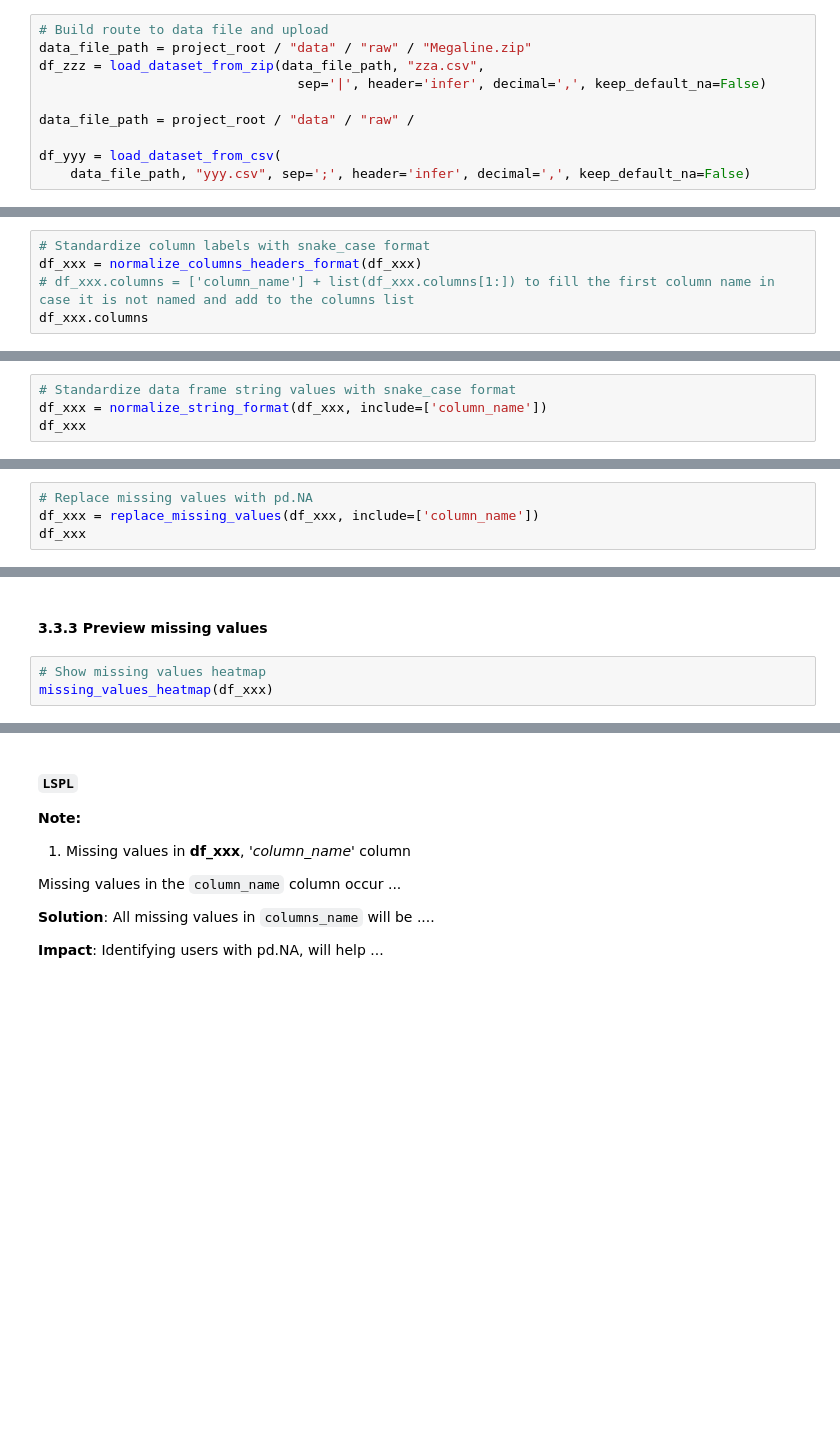
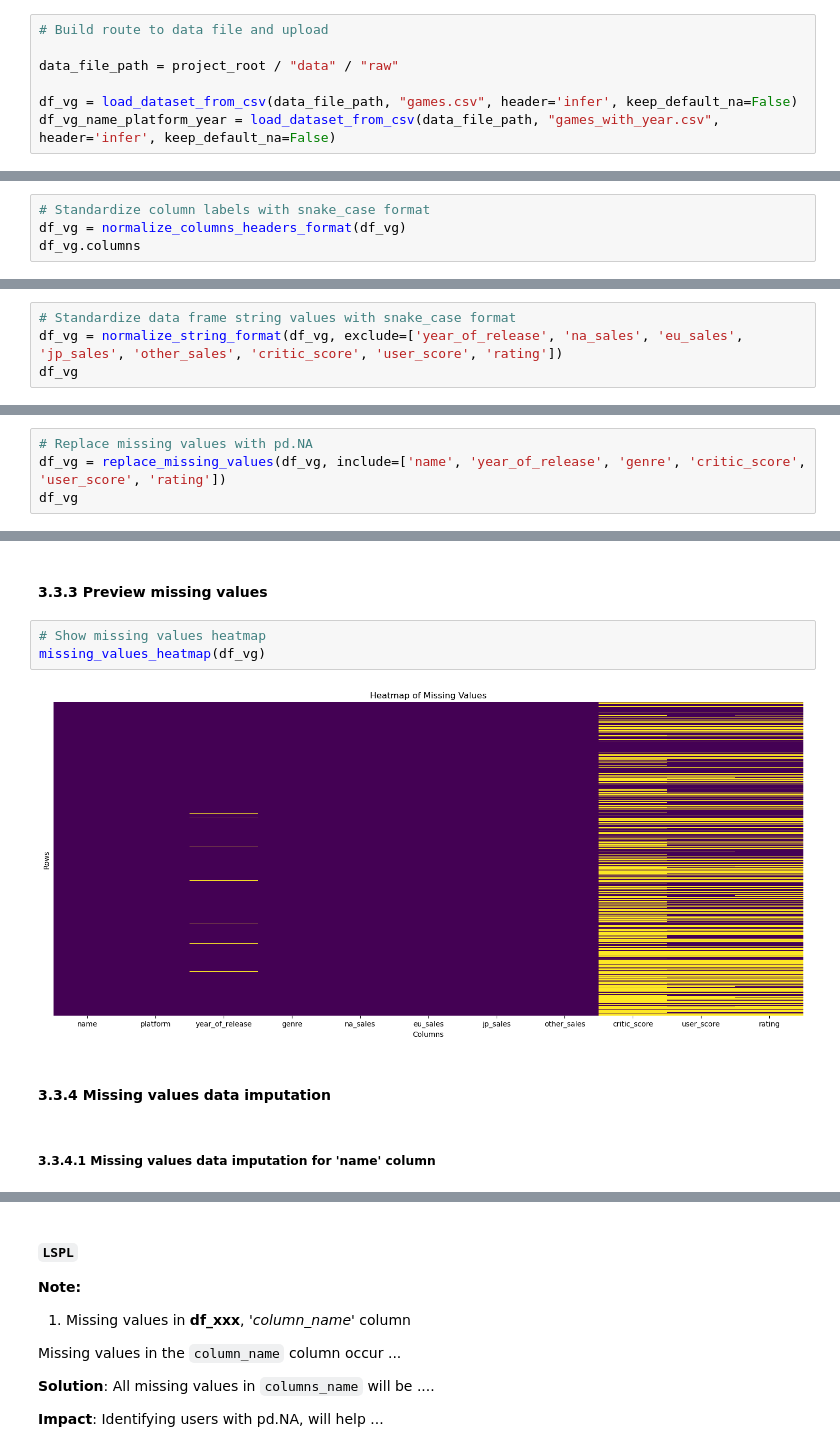
Before and after one commit to LuisPastranaLemus/P_20250529_Videogames_analysis, a Jupyter notebook: notebooks/01_cleaning.ipynb, the cells around one changed output, grey strips where cells are left out. Drawn from its saved outputs; the diff is of its cells as text; blank space fills up the shorter version.

```diff
--- a/notebooks/01_cleaning.ipynb
+++ b/notebooks/01_cleaning.ipynb
@@ -44,14 +34,11 @@ if str(project_root) not in sys.path:
 ## __2. Path to Data file__
 # %%
 # Build route to data file and upload
-data_file_path = project_root / "data" / "raw" / "Megaline.zip"
-df_zzz = load_dataset_from_zip(data_file_path, "zza.csv",
-                                 sep='|', header='infer', decimal=',', keep_default_na=False)
 
-data_file_path = project_root / "data" / "raw" /
+data_file_path = project_root / "data" / "raw"
 
-df_yyy = load_dataset_from_csv(
-    data_file_path, "yyy.csv", sep=';', header='infer', decimal=',', keep_default_na=False)
+df_vg = load_dataset_from_csv(data_file_path, "games.csv", header='infer', keep_default_na=False)
+df_vg_name_platform_year = load_dataset_from_csv(data_file_path, "games_with_year.csv", header='infer', keep_default_na=False)
 # %% [markdown]
 ##### `LSPL`
 
@@ -77,6 +83,5 @@ df_xxx.info()
 #### 3.1.1 Standardizing Column Labels
 # %%
 # Standardize column labels with snake_case format
-df_xxx = normalize_columns_headers_format(df_xxx)
-# df_xxx.columns = ['column_name'] + list(df_xxx.columns[1:]) to fill the first column name in case it is not named and add to the columns list
-df_xxx.columns
+df_vg = normalize_columns_headers_format(df_vg)
+df_vg.columns
@@ -84,5 +91,5 @@ df_xxx.columns
 #### 3.1.2 Standardizing Dataframe String values
 # %%
 # Standardize data frame string values with snake_case format
-df_xxx = normalize_string_format(df_xxx, include=['column_name'])
-df_xxx
+df_vg = normalize_string_format(df_vg, exclude=['year_of_release', 'na_sales', 'eu_sales', 'jp_sales', 'other_sales', 'critic_score', 'user_score', 'rating'])
+df_vg
@@ -121,5 +157,5 @@ check_existing_missing_values(df_xxx)
 #### 3.3.2 Replacing missing values (pd.NA)
 # %%
 # Replace missing values with pd.NA
-df_xxx = replace_missing_values(df_xxx, include=['column_name'])
-df_xxx
+df_vg = replace_missing_values(df_vg, include=['name', 'year_of_release', 'genre', 'critic_score', 'user_score', 'rating'])
+df_vg
@@ -127,5 +177,11 @@ df_xxx
 #### 3.3.3 Preview missing values
 # %%
 # Show missing values heatmap
-missing_values_heatmap(df_xxx)
+missing_values_heatmap(df_vg)
+# %% [output]
+[figure, added]
+# %% [markdown]
+#### 3.3.4  Missing values data imputation
+# %% [markdown]
+##### 3.3.4.1  Missing values data imputation for 'name' column
 # %%
```
Also changed, not shown: parts of 35 cells of this notebook, 6 other files.
